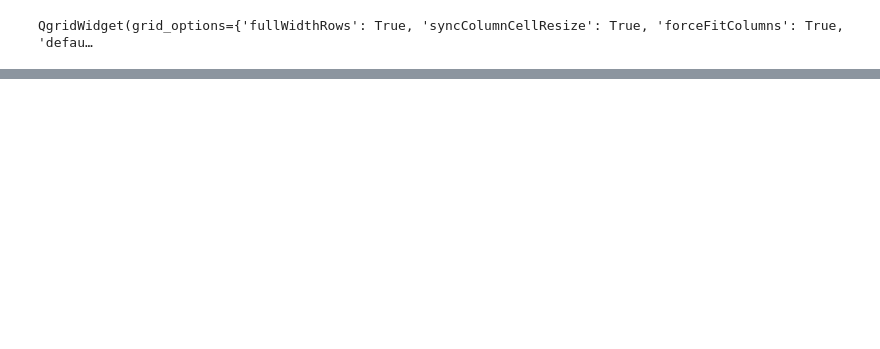
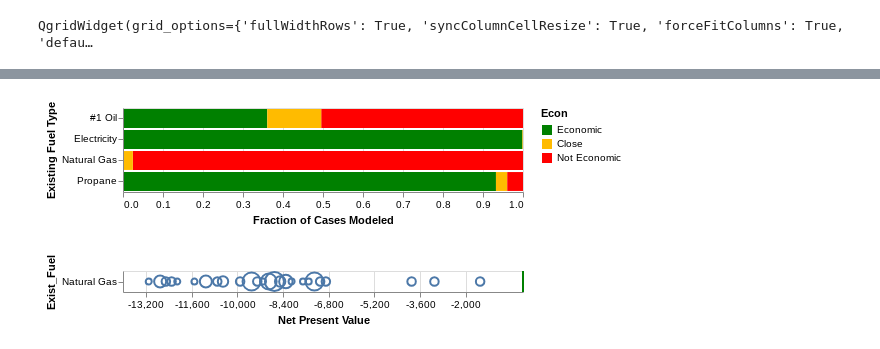
Before and after one commit to alanmitchell/heat-pump-study, a Jupyter notebook: general/city_model_runs.ipynb, the cells around one changed output, grey strips where cells are left out. Saved outputs shown, nothing was run; the diff lists cells and outputs as text; code cells hidden in the pictures; blank space fills up the shorter version.

```diff
--- a/general/city_model_runs.ipynb
+++ b/general/city_model_runs.ipynb
@@ -479,0 +543,17 @@ df_test = pd.concat([df_test, df_test2])
+# %%
+econ_color_scale = alt.Scale(
+            domain=['Economic', 'Close', 'Not Economic'],
+            range=['green', '#FFBB00', 'red'])
+
+# Make an 'econ_order' field to sort the stacking of the bars
+econ_order = {'Economic': 1, 'Close': 2, 'Not Economic': 3}
+df_results['econ_order'] = df_results.Econ.map(econ_order)
+
+alt.Chart(df_results).mark_bar().encode(
+    x=alt.X('count(Econ)', stack='normalize', axis=alt.Axis(title='Fraction of Cases Modeled')),
+    y=alt.Y('Exist_Fuel', axis=alt.Axis(title='Existing Fuel Type')),
+    color=alt.Color('Econ', scale=econ_color_scale),
+    order='econ_order',
+)
+# %% [output]
+[figure, added]
@@ -479,0 +572,9 @@ df_test = pd.concat([df_test, df_test2])
+# %%
+main = alt.Chart(df_results.query('Exist_Fuel_Type == 2')).mark_point().encode(
+    y='Exist_Fuel',
+    x=alt.X('NPV', bin=alt.Bin(maxbins=60)),
+    size=alt.Size('count()', legend=None)
+)
+rule + main
+# %% [output]
+[figure, added]
```
Also changed, not shown: parts of 32 cells of this notebook, 1 other file.
